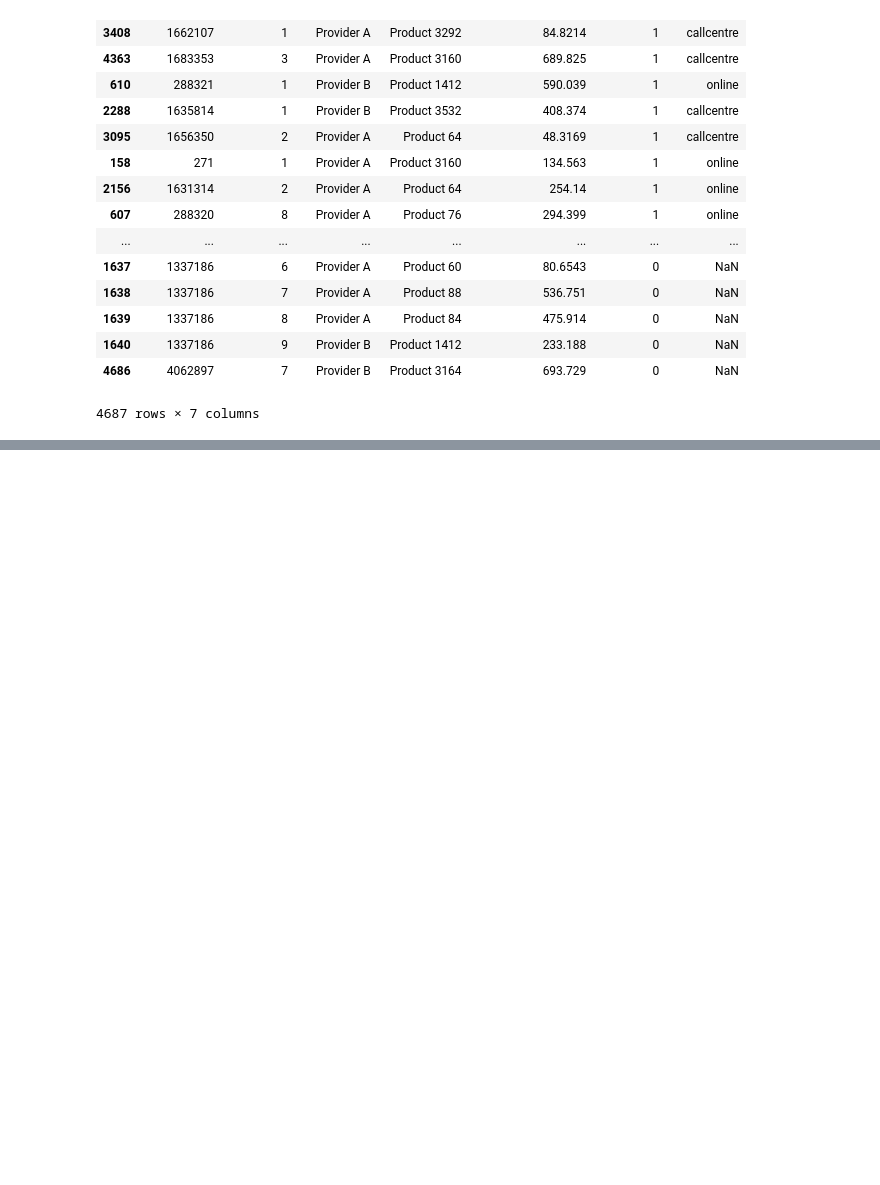
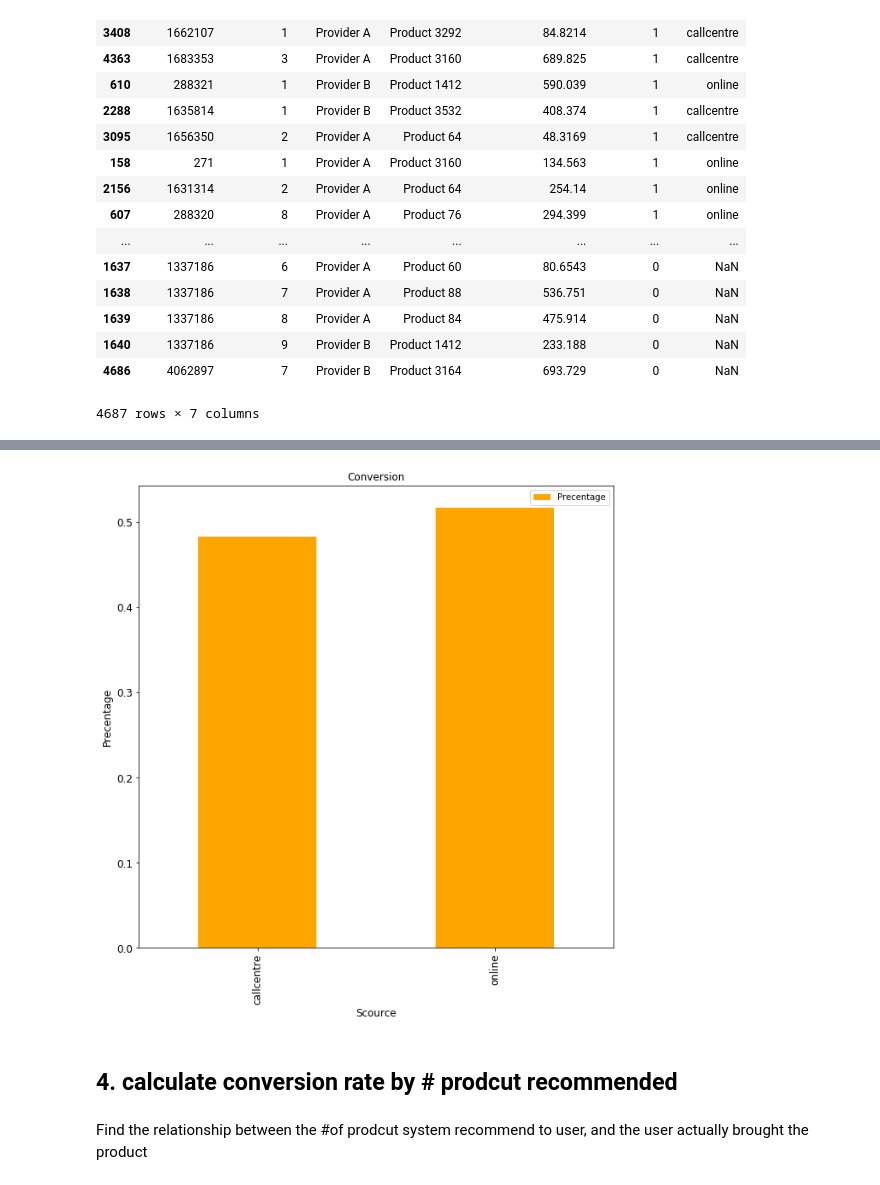
Before and after one commit to catwang42/iSelect-ProductMatching-, a Jupyter notebook: exploreData.ipynb, the cells around one changed output, grey strips where cells are left out. Saved outputs shown, nothing was run; the diff lists cells and outputs as text; code cells hidden in the pictures; blank space fills up the shorter version.

```diff
--- a/exploreData.ipynb
+++ b/exploreData.ipynb
@@ -70,0 +160,2 @@ KeyError: False
+# %%
+bysource_pd_sale['Precentage']=bysource_pd_sale.apply(lambda row: (row['sales']/234), axis=1)
@@ -70,0 +168,13 @@ KeyError: False
+# %%
+ax = bysource_pd_sale[['Precentage']].plot(kind='bar', title ="Conversion",figsize=(10,10),legend=True, fontsize=12,color = 'orange')
+#plt.axhline(linewidth=2, color='r',y=threshold)
+ax.set_xlabel("Scource",fontsize=12)
+ax.set_ylabel("Precentage",fontsize=12)
+ax.set_xticklabels(bysource_pd_sale['Sale_source'])
+plt.show()
+# %% [output]
+[figure, added]
+# %% [markdown]
+## 4. calculate conversion rate by # prodcut recommended
+# %% [markdown]
+Find the relationship between the #of prodcut system recommend to user, and the user actually brought the product
```
Also changed, not shown: parts of 46 cells of this notebook, 1 other file.
